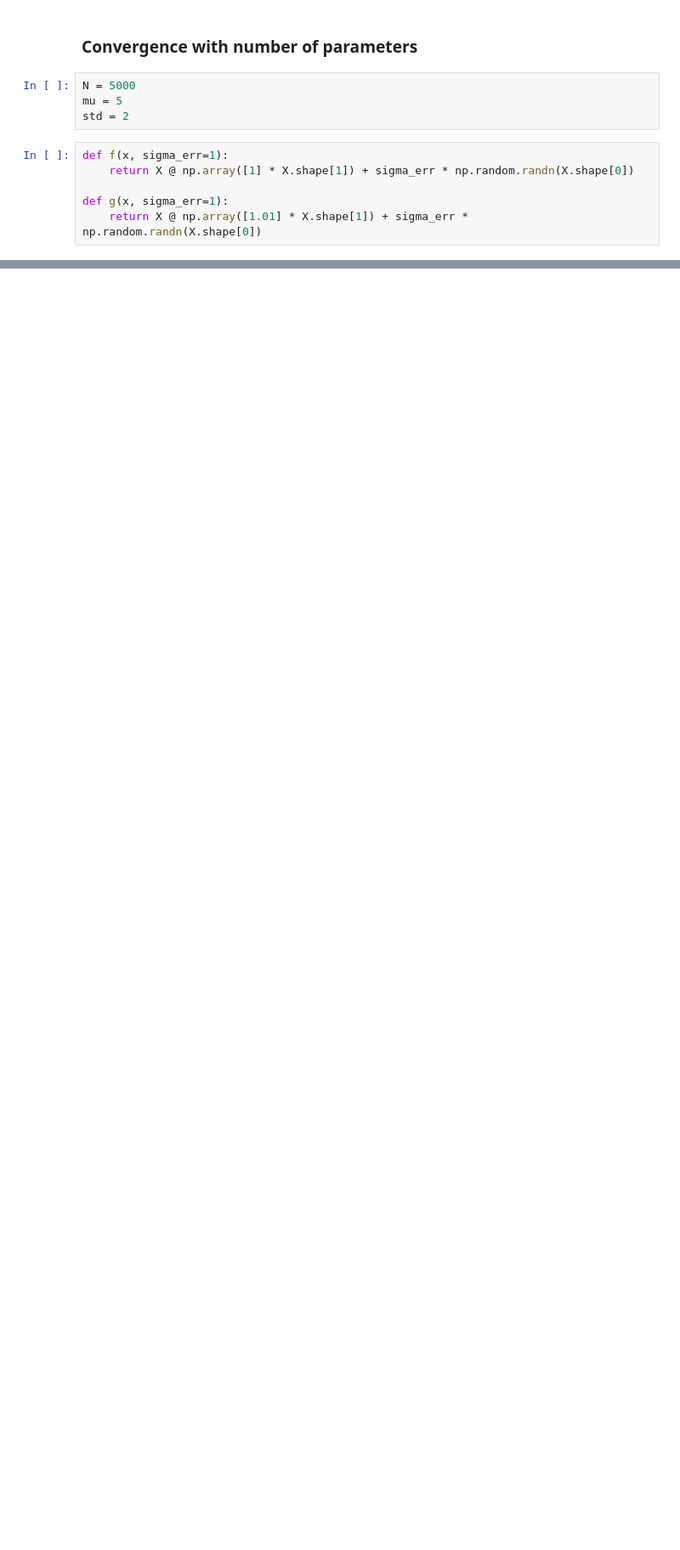
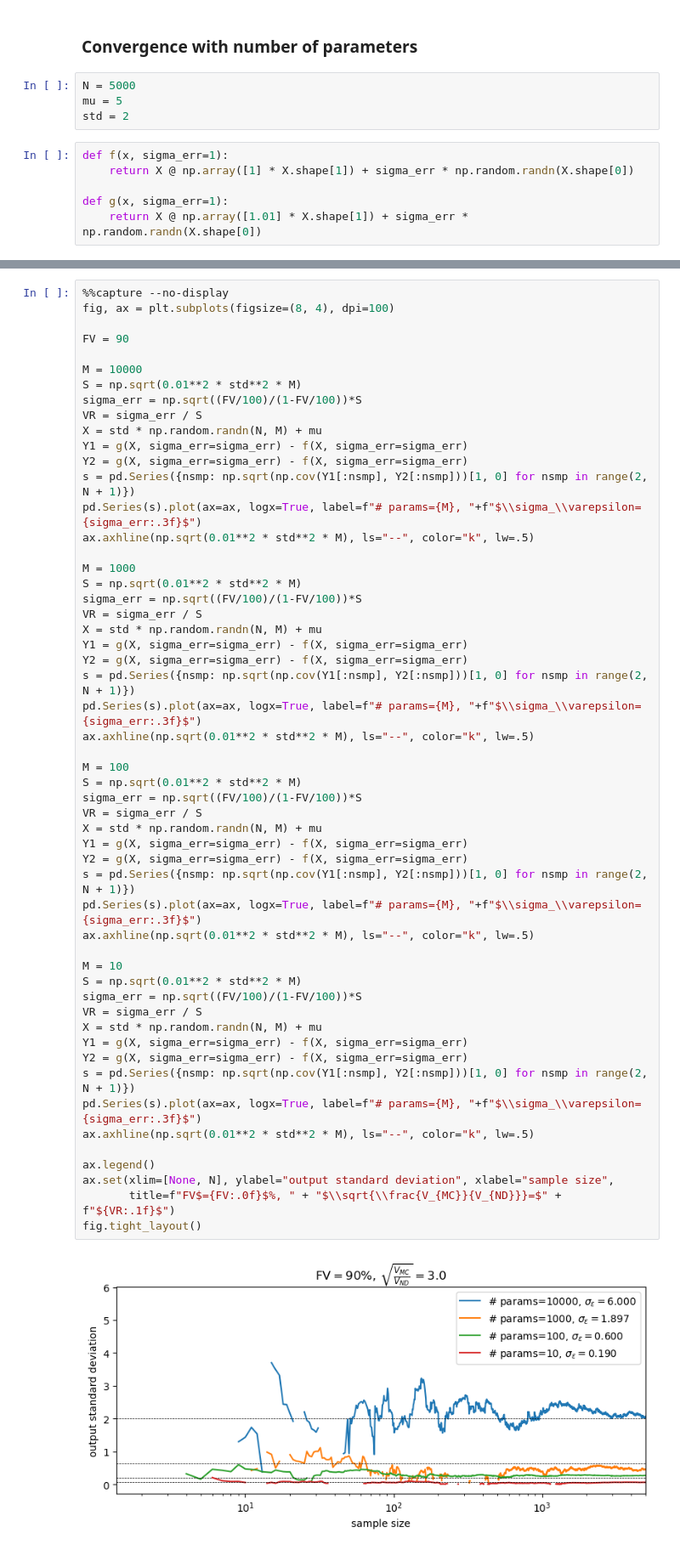
Before and after one commit to luca-fiorito-11/sandy, a Jupyter notebook: notebooks/notebook_uncertainty_feedback_conditional.ipynb, the cells around one changed output, grey strips where cells are left out. Shown at 85% size. Drawn from its saved outputs; the diff is of its cells as text; blank space fills up the shorter version.

```diff
--- a/notebooks/notebook_uncertainty_feedback_conditional.ipynb
+++ b/notebooks/notebook_uncertainty_feedback_conditional.ipynb
@@ -303,0 +342,56 @@ fig.tight_layout()
+# %%
+%%capture --no-display
+fig, ax = plt.subplots(figsize=(8, 4), dpi=100)
+
+FV = 90
+
+M = 10000
+S = np.sqrt(0.01**2 * std**2 * M)
+sigma_err = np.sqrt((FV/100)/(1-FV/100))*S
+VR = sigma_err / S
+X = std * np.random.randn(N, M) + mu
+Y1 = g(X, sigma_err=sigma_err) - f(X, sigma_err=sigma_err)
+Y2 = g(X, sigma_err=sigma_err) - f(X, sigma_err=sigma_err)
+s = pd.Series({nsmp: np.sqrt(np.cov(Y1[:nsmp], Y2[:nsmp]))[1, 0] for nsmp in range(2, N + 1)})
+pd.Series(s).plot(ax=ax, logx=True, label=f"# params={M}, "+f"$\\sigma_\\varepsilon={sigma_err:.3f}$")
+ax.axhline(np.sqrt(0.01**2 * std**2 * M), ls="--", color="k", lw=.5)
+
+M = 1000
+S = np.sqrt(0.01**2 * std**2 * M)
+sigma_err = np.sqrt((FV/100)/(1-FV/100))*S
+VR = sigma_err / S
+X = std * np.random.randn(N, M) + mu
+Y1 = g(X, sigma_err=sigma_err) - f(X, sigma_err=sigma_err)
+Y2 = g(X, sigma_err=sigma_err) - f(X, sigma_err=sigma_err)
+s = pd.Series({nsmp: np.sqrt(np.cov(Y1[:nsmp], Y2[:nsmp]))[1, 0] for nsmp in range(2, N + 1)})
+pd.Series(s).plot(ax=ax, logx=True, label=f"# params={M}, "+f"$\\sigma_\\varepsilon={sigma_err:.3f}$")
+ax.axhline(np.sqrt(0.01**2 * std**2 * M), ls="--", color="k", lw=.5)
+
+M = 100
+S = np.sqrt(0.01**2 * std**2 * M)
+sigma_err = np.sqrt((FV/100)/(1-FV/100))*S
+VR = sigma_err / S
+X = std * np.random.randn(N, M) + mu
+Y1 = g(X, sigma_err=sigma_err) - f(X, sigma_err=sigma_err)
+Y2 = g(X, sigma_err=sigma_err) - f(X, sigma_err=sigma_err)
+s = pd.Series({nsmp: np.sqrt(np.cov(Y1[:nsmp], Y2[:nsmp]))[1, 0] for nsmp in range(2, N + 1)})
+pd.Series(s).plot(ax=ax, logx=True, label=f"# params={M}, "+f"$\\sigma_\\varepsilon={sigma_err:.3f}$")
+ax.axhline(np.sqrt(0.01**2 * std**2 * M), ls="--", color="k", lw=.5)
+
+M = 10
+S = np.sqrt(0.01**2 * std**2 * M)
+sigma_err = np.sqrt((FV/100)/(1-FV/100))*S
+VR = sigma_err / S
+X = std * np.random.randn(N, M) + mu
+Y1 = g(X, sigma_err=sigma_err) - f(X, sigma_err=sigma_err)
+Y2 = g(X, sigma_err=sigma_err) - f(X, sigma_err=sigma_err)
+s = pd.Series({nsmp: np.sqrt(np.cov(Y1[:nsmp], Y2[:nsmp]))[1, 0] for nsmp in range(2, N + 1)})
+pd.Series(s).plot(ax=ax, logx=True, label=f"# params={M}, "+f"$\\sigma_\\varepsilon={sigma_err:.3f}$")
+ax.axhline(np.sqrt(0.01**2 * std**2 * M), ls="--", color="k", lw=.5)
+
+ax.legend()
+ax.set(xlim=[None, N], ylabel="output standard deviation", xlabel="sample size",
+       title=f"FV$={FV:.0f}$%, " + "$\\sqrt{\\frac{V_{MC}}{V_{ND}}}=$" + f"${VR:.1f}$")
+fig.tight_layout()
+# %% [output]
+[figure, added]
```
Also changed, not shown: parts of 5 cells of this notebook.
